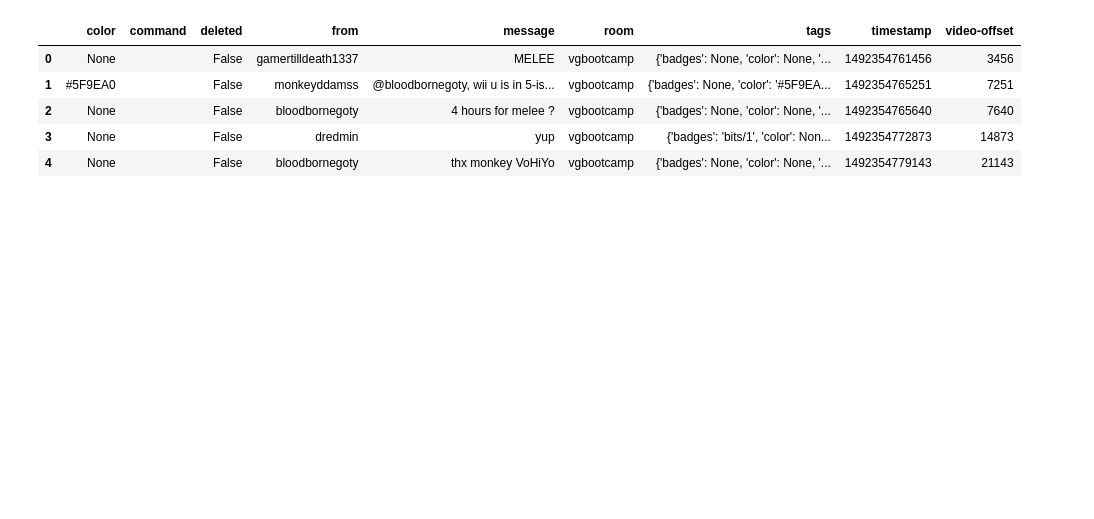
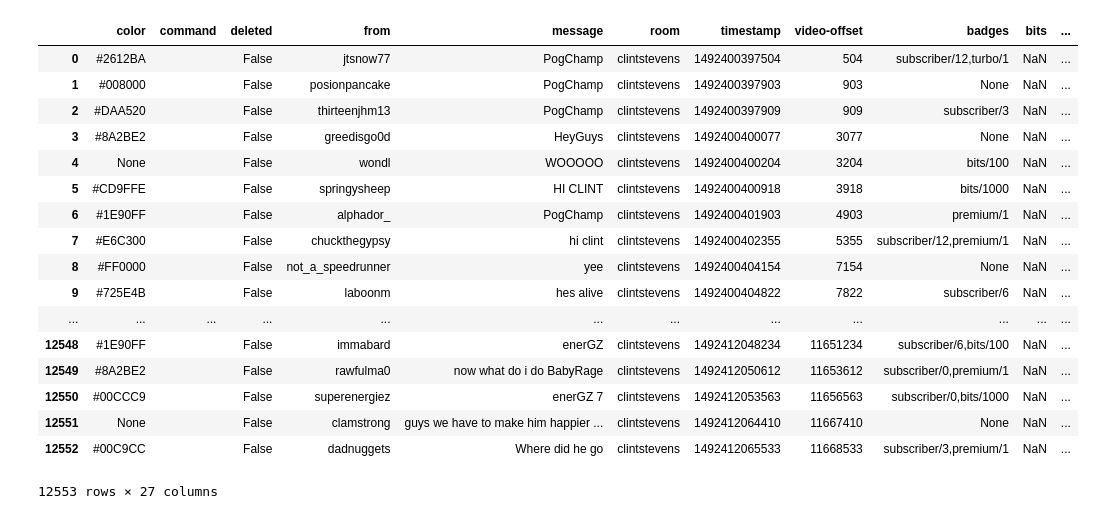
Before and after one commit to jordandeang/twitch-chat-analysis, a Jupyter notebook: vodscraper.ipynb, the cells around one changed output. Drawn from its saved outputs; the diff is of its cells as text; code cells hidden in the pictures; blank space fills up the shorter version.

Commit message:
Gathered ClintStevens VOD chat data

```diff
--- a/vodscraper.ipynb
+++ b/vodscraper.ipynb
@@ -1,7 +1,7 @@
 # %%
 import requests, pandas
 
-VOD_URL = 'https://www.twitch.tv/videos/136025964'
+VOD_URL = 'https://www.twitch.tv/videos/136164485'
 
 # Parses VOD ID number from the URL
 vod_id = VOD_URL[VOD_URL.rfind( '/') + 1:]
@@ -18,14 +18,33 @@ stop = int(detail[6])
 
 timestamp = start
 
-response = requests.get('https://rechat.twitch.tv/rechat-messages?start=' + str(timestamp) + '&video_id=v' + vod_id).json()
-data_attributes = [x['attributes'] for x in response['data']]
-d = pandas.DataFrame(data_attributes)
-d
+data = []
+for timestamp in range(start,stop, 30):
+    data.extend(requests.get('https://rechat.twitch.tv/rechat-messages?start=' + str(timestamp) + '&video_id=v' + vod_id).json()['data'])
-# %% [output]
-|  | color | command | deleted | from | message | room | tags | timestamp | video-offset |
-| 0 | None |  | False | gamertilldeath1337 | MELEE | vgbootcamp | {'badges': None, 'color': None, '... | 1492354761456 | 3456 |
-| 1 | #5F9EA0 |  | False | monkeyddamss | @bloodbornegoty, wii u is in 5-is... | vgbootcamp | {'badges': None, 'color': '#5F9EA... | 1492354765251 | 7251 |
-| 2 | None |  | False | bloodbornegoty | 4 hours for melee ? | vgbootcamp | {'badges': None, 'color': None, '... | 1492354765640 | 7640 |
-| 3 | None |  | False | dredmin | yup | vgbootcamp | {'badges': 'bits/1', 'color': Non... | 1492354772873 | 14873 |
-| 4 | None |  | False | bloodbornegoty | thx monkey VoHiYo | vgbootcamp | {'badges': None, 'color': None, '... | 1492354779143 | 21143 |
+# %%
+data_attributes = [x['attributes'] for x in data]
+data_tags = [x['attributes']['tags'] for x in data]
+# %%
+d1 = pandas.DataFrame(data_attributes).drop('tags', 1)
+d2 = pandas.DataFrame(data_tags)
+d = pandas.concat([d1, d2], axis=1)
+d
+# %% [output]
+|  | color | command | deleted | from | message | room | timestamp | video-offset | badges | bits | ... |
+| 0 | #2612BA |  | False | jtsnow77 | PogChamp | clintstevens | 1492400397504 | 504 | subscriber/12,turbo/1 | NaN | ... |
+| 1 | #008000 |  | False | posionpancake | PogChamp | clintstevens | 1492400397903 | 903 | None | NaN | ... |
+| 2 | #DAA520 |  | False | thirteenjhm13 | PogChamp | clintstevens | 1492400397909 | 909 | subscriber/3 | NaN | ... |
+| 3 | #8A2BE2 |  | False | greedisgo0d | HeyGuys | clintstevens | 1492400400077 | 3077 | None | NaN | ... |
+| 4 | None |  | False | wondl | WOOOOO | clintstevens | 1492400400204 | 3204 | bits/100 | NaN | ... |
+| 5 | #CD9FFE |  | False | springysheep | HI CLINT | clintstevens | 1492400400918 | 3918 | bits/1000 | NaN | ... |
+| 6 | #1E90FF |  | False | alphador_ | PogChamp | clintstevens | 1492400401903 | 4903 | premium/1 | NaN | ... |
+| 7 | #E6C300 |  | False | chuckthegypsy | hi clint | clintstevens | 1492400402355 | 5355 | subscriber/12,premium/1 | NaN | ... |
+| 8 | #FF0000 |  | False | not_a_speedrunner | yee | clintstevens | 1492400404154 | 7154 | None | NaN | ... |
+| 9 | #725E4B |  | False | laboonm | hes alive | clintstevens | 1492400404822 | 7822 | subscriber/6 | NaN | ... |
+| ... | ... | ... | ... | ... | ... | ... | ... | ... | ... | ... | ... |
+| 12548 | #1E90FF |  | False | immabard | enerGZ | clintstevens | 1492412048234 | 11651234 | subscriber/6,bits/100 | NaN | ... |
+| 12549 | #8A2BE2 |  | False | rawfulma0 | now what do i do BabyRage | clintstevens | 1492412050612 | 11653612 | subscriber/0,premium/1 | NaN | ... |
+| 12550 | #00CCC9 |  | False | superenergiez | enerGZ 7 | clintstevens | 1492412053563 | 11656563 | subscriber/0,bits/1000 | NaN | ... |
+| 12551 | None |  | False | clamstrong | guys we have to make him happier ... | clintstevens | 1492412064410 | 11667410 | None | NaN | ... |
+| 12552 | #00C9CC |  | False | dadnuggets | Where did he go | clintstevens | 1492412065533 | 11668533 | subscriber/3,premium/1 | NaN | ... |
+12553 rows × 27 columns
```
Also changed, not shown: 1 other file.
